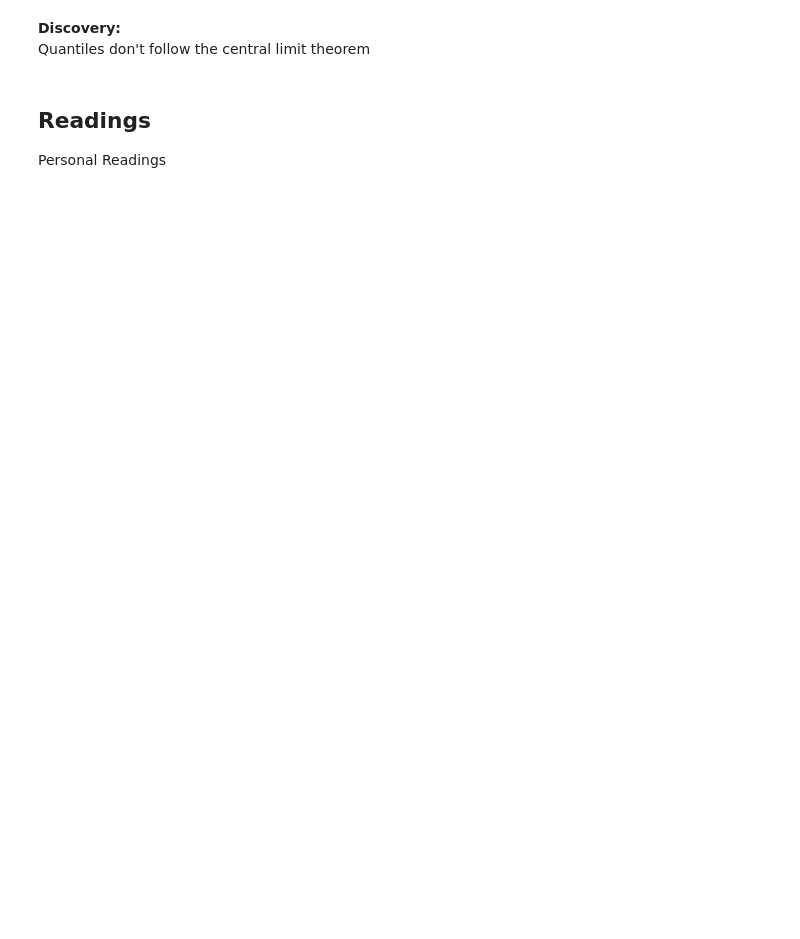
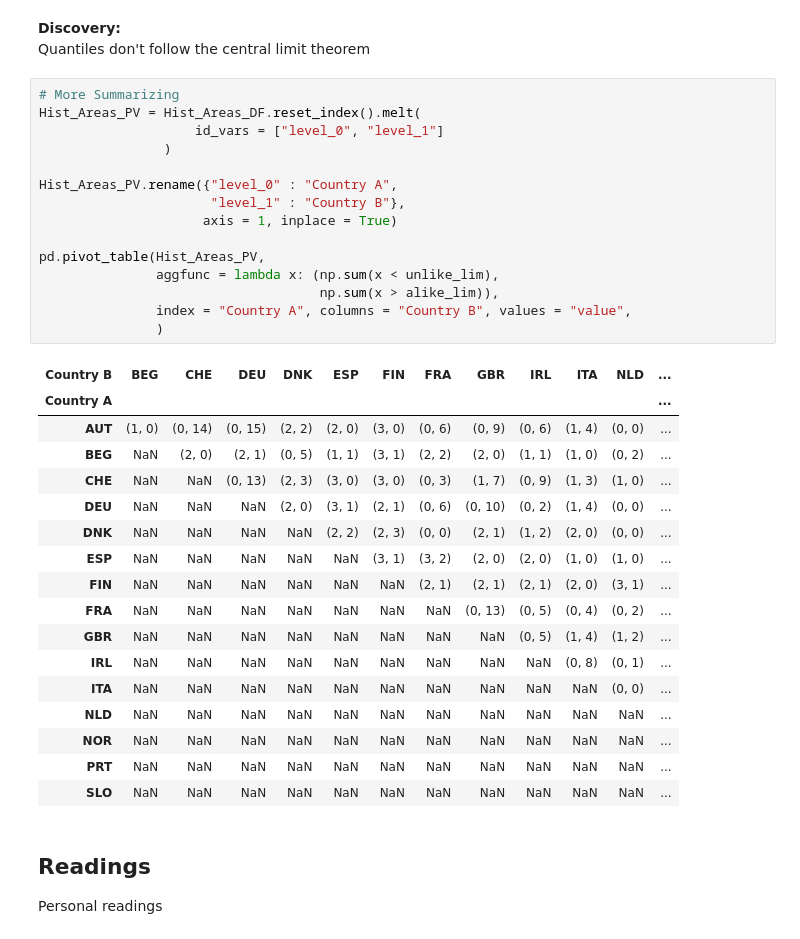
Before and after one commit to EvansOMalley/Personal-Project-Summer-2026, a Jupyter notebook: Summer-2026.ipynb, the cells around one changed output. Drawn from its saved outputs; the diff is of its cells as text; blank space fills up the shorter version.

```diff
--- a/Summer-2026.ipynb
+++ b/Summer-2026.ipynb
@@ -558,6 +558,39 @@ pass
 # %% [markdown]
 __Discovery:__
 Quantiles don't follow the central limit theorem
+# %%
+# More Summarizing
+Hist_Areas_PV = Hist_Areas_DF.reset_index().melt(
+                    id_vars = ["level_0", "level_1"]
+                )
+
+Hist_Areas_PV.rename({"level_0" : "Country A",
+                      "level_1" : "Country B"},
+                     axis = 1, inplace = True)
+
+pd.pivot_table(Hist_Areas_PV,
+               aggfunc = lambda x: (np.sum(x < unlike_lim),
+                                    np.sum(x > alike_lim)),
+               index = "Country A", columns = "Country B", values = "value",
+               )
+# %% [output]
+| Country B | BEG | CHE | DEU | DNK | ESP | FIN | FRA | GBR | IRL | ITA | NLD | ... |
+| Country A |  |  |  |  |  |  |  |  |  |  |  | ... |
+| AUT | (1, 0) | (0, 14) | (0, 15) | (2, 2) | (2, 0) | (3, 0) | (0, 6) | (0, 9) | (0, 6) | (1, 4) | (0, 0) | ... |
+| BEG | NaN | (2, 0) | (2, 1) | (0, 5) | (1, 1) | (3, 1) | (2, 2) | (2, 0) | (1, 1) | (1, 0) | (0, 2) | ... |
+| CHE | NaN | NaN | (0, 13) | (2, 3) | (3, 0) | (3, 0) | (0, 3) | (1, 7) | (0, 9) | (1, 3) | (1, 0) | ... |
+| DEU | NaN | NaN | NaN | (2, 0) | (3, 1) | (2, 1) | (0, 6) | (0, 10) | (0, 2) | (1, 4) | (0, 0) | ... |
+| DNK | NaN | NaN | NaN | NaN | (2, 2) | (2, 3) | (0, 0) | (2, 1) | (1, 2) | (2, 0) | (0, 0) | ... |
+| ESP | NaN | NaN | NaN | NaN | NaN | (3, 1) | (3, 2) | (2, 0) | (2, 0) | (1, 0) | (1, 0) | ... |
+| FIN | NaN | NaN | NaN | NaN | NaN | NaN | (2, 1) | (2, 1) | (2, 1) | (2, 0) | (3, 1) | ... |
+| FRA | NaN | NaN | NaN | NaN | NaN | NaN | NaN | (0, 13) | (0, 5) | (0, 4) | (0, 2) | ... |
+| GBR | NaN | NaN | NaN | NaN | NaN | NaN | NaN | NaN | (0, 5) | (1, 4) | (1, 2) | ... |
+| IRL | NaN | NaN | NaN | NaN | NaN | NaN | NaN | NaN | NaN | (0, 8) | (0, 1) | ... |
+| ITA | NaN | NaN | NaN | NaN | NaN | NaN | NaN | NaN | NaN | NaN | (0, 0) | ... |
+| NLD | NaN | NaN | NaN | NaN | NaN | NaN | NaN | NaN | NaN | NaN | NaN | ... |
+| NOR | NaN | NaN | NaN | NaN | NaN | NaN | NaN | NaN | NaN | NaN | NaN | ... |
+| PRT | NaN | NaN | NaN | NaN | NaN | NaN | NaN | NaN | NaN | NaN | NaN | ... |
+| SLO | NaN | NaN | NaN | NaN | NaN | NaN | NaN | NaN | NaN | NaN | NaN | ... |
 # %% [markdown]
 ## Readings
-Personal Readings
+Personal readings
```
Also changed, not shown: parts of 9 cells of this notebook.
